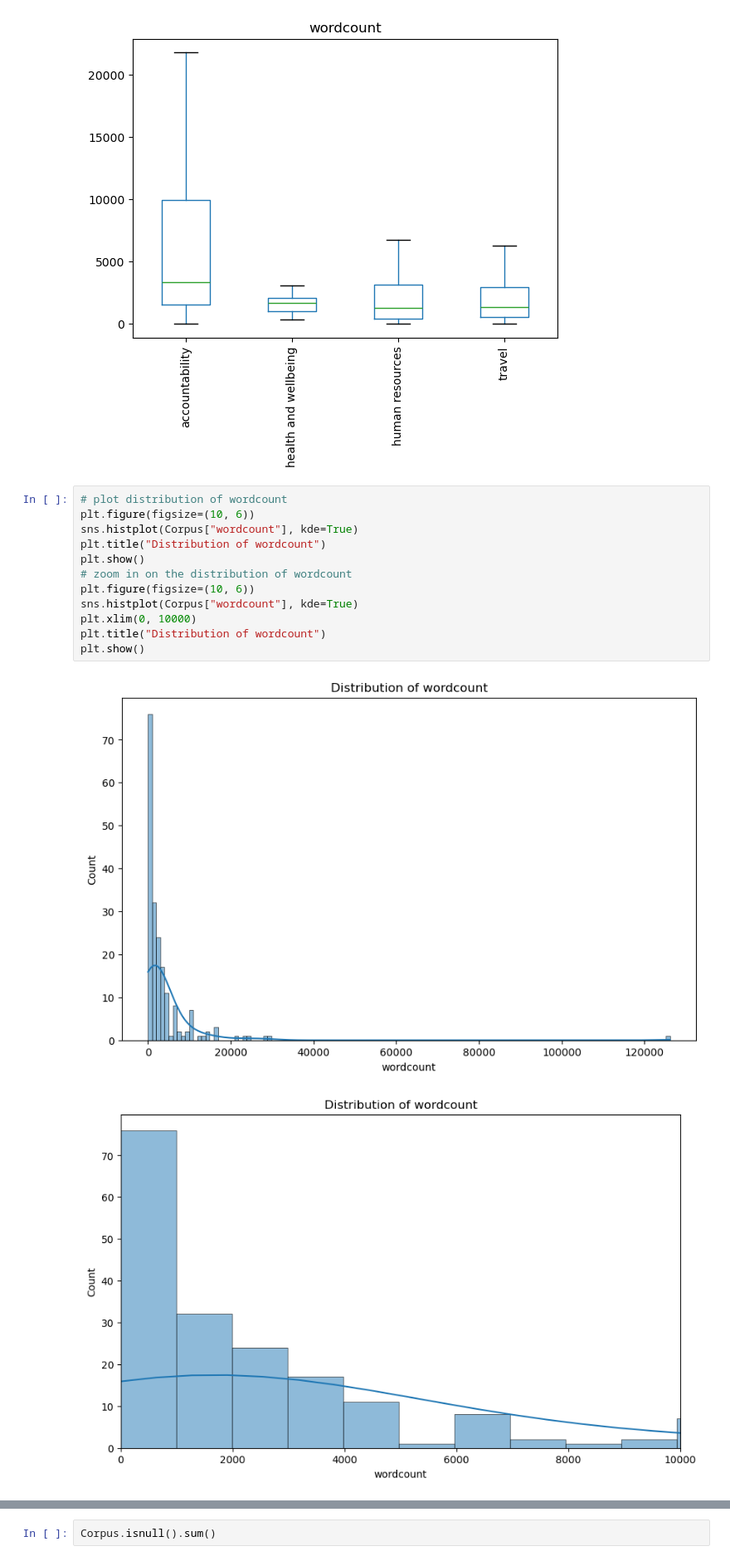
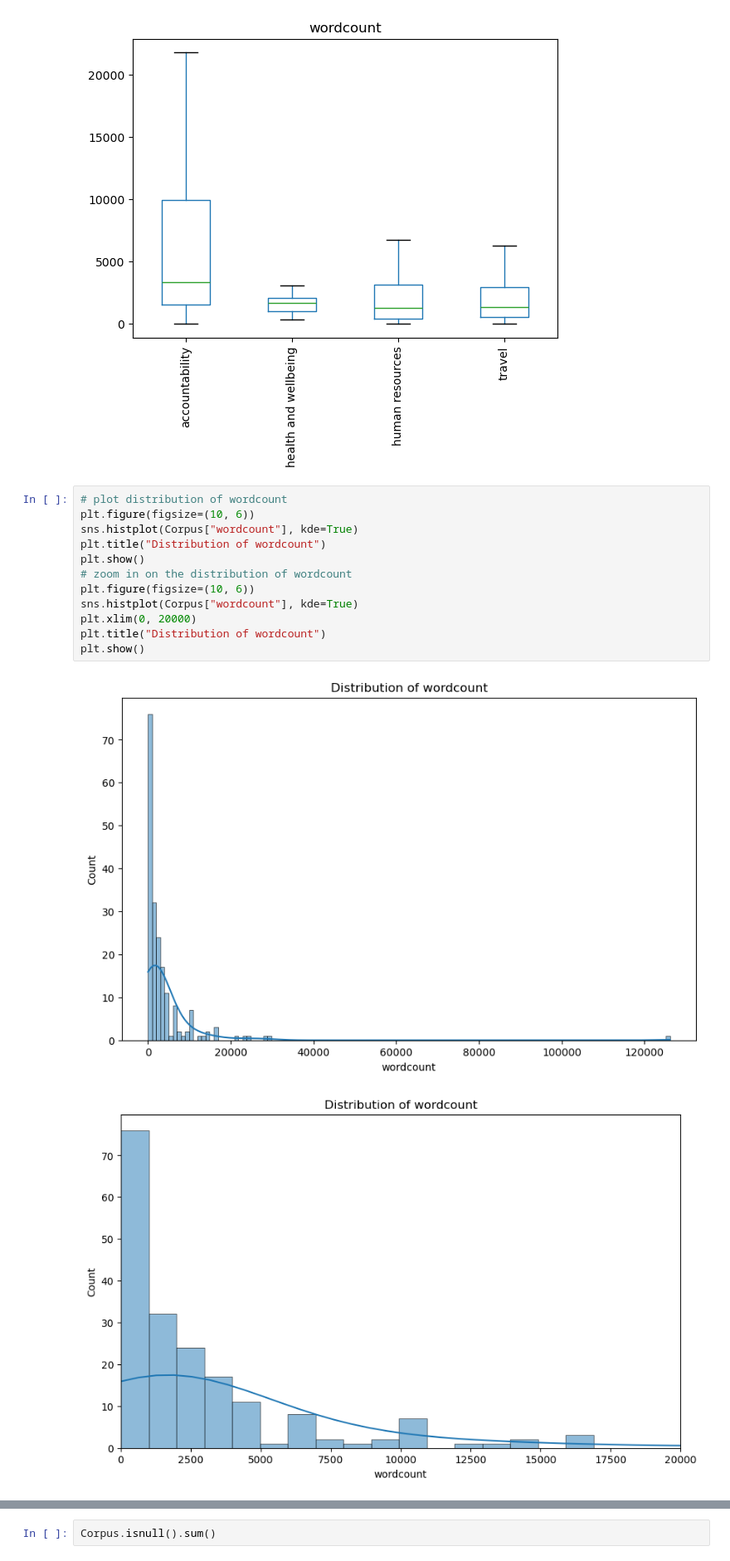
Before and after one commit to cdungca/document-classifier-final, a Jupyter notebook: main.ipynb, the cells around one changed output, grey strips where cells are left out. Shown at 83% size. Drawn from its saved outputs; the diff is of its cells as text.

```diff
--- a/main.ipynb
+++ b/main.ipynb
@@ -106,15 +78,15 @@ plt.show()
 # %%
 # plot distribution of wordcount
 plt.figure(figsize=(10, 6))
 sns.histplot(Corpus["wordcount"], kde=True)
 plt.title("Distribution of wordcount")
 plt.show()
 # zoom in on the distribution of wordcount
 plt.figure(figsize=(10, 6))
 sns.histplot(Corpus["wordcount"], kde=True)
-plt.xlim(0, 10000)
+plt.xlim(0, 20000)
 plt.title("Distribution of wordcount")
 plt.show()
 # %% [output]
 [figure]
-[figure, old version]
+[figure, new version]
```
Also changed, not shown: parts of 55 cells of this notebook, 9 other files.
